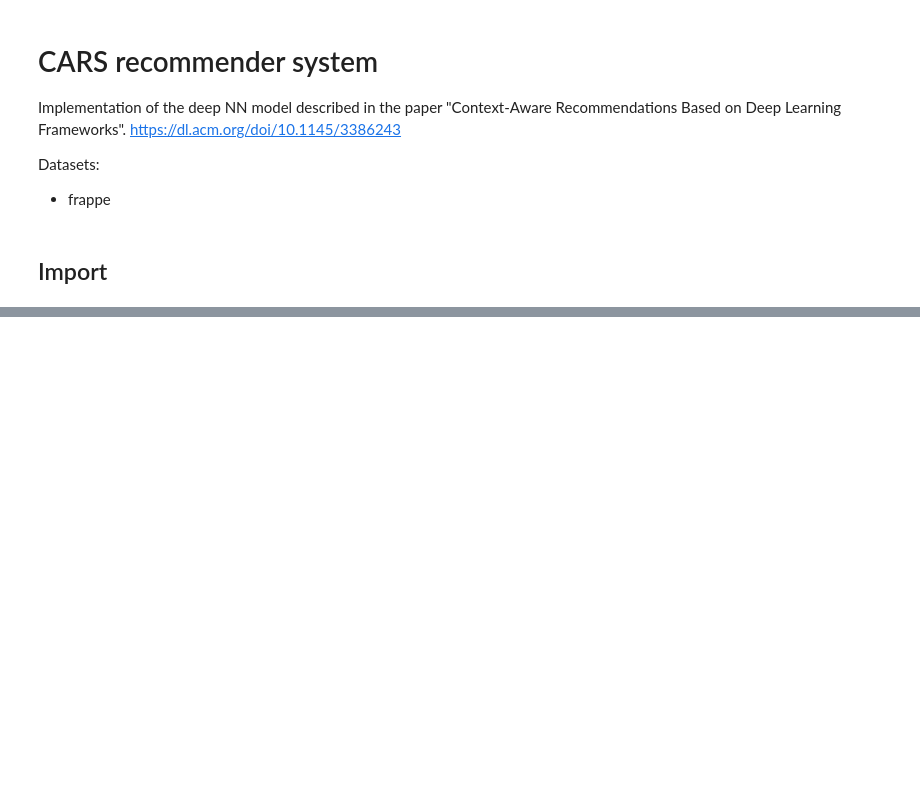
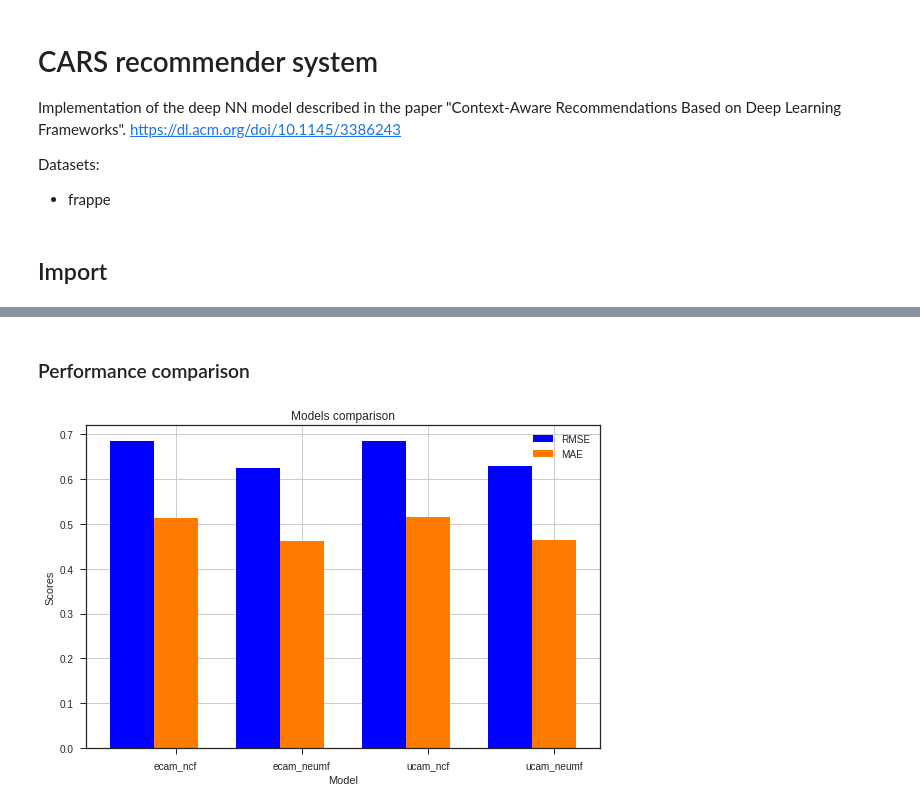
Before and after one commit to CriptHunter/tesi, a Jupyter notebook: CARS_DL/CARS_DL.ipynb, the cells around one changed output, grey strips where cells are left out. Saved outputs shown, nothing was run; the diff lists cells and outputs as text; code cells hidden in the pictures; blank space fills up the shorter version.

```diff
--- a/CARS_DL/CARS_DL.ipynb
+++ b/CARS_DL/CARS_DL.ipynb
@@ -258,0 +516,11 @@ f'RMSE = {rmse}    MAE = {mae}    MSE = {mse}'
+# %%
+ucam_ncf = ncf(n_users, n_items, n_latent_context, n_latent_factors_user, n_latent_factors_item)
+opt = keras.optimizers.Adam(lr = 0.005)
+ucam_ncf.compile(optimizer = opt,loss= 'mean_absolute_error', metrics=['mae', 'mse'])
+
+#ucam_ncf.summary()
+#tf.keras.utils.plot_model(ucam_ncf)
+# %%
+rmse, mae = kfold_train(ucam_ncf, 15, 128, False, df, x_labels, y_label, latent_context_labels, kf)
+models_eval_metrics['ucam_ncf'] = [rmse, mae]
+f'k-fold RMSE = {rmse}     k-fold MAE = {mae}'
@@ -258,0 +540,8 @@ f'RMSE = {rmse}    MAE = {mae}    MSE = {mse}'
+# %%
+ucam_neumf = neumf(n_users, n_items, n_latent_context, n_latent_factors_user, n_latent_factors_item, n_latent_factors_mf)
+opt = keras.optimizers.Adam(lr = 0.005)
+ucam_neumf.compile(optimizer = opt,loss= 'mean_absolute_error', metrics=['mae', 'mse'])
+# %%
+rmse, mae = kfold_train(ucam_neumf, 15, 128, False, df, x_labels, y_label, latent_context_labels, kf)
+models_eval_metrics['ucam_neumf'] = [rmse, mae]
+f'k-fold RMSE = {rmse}     k-fold MAE = {mae}'
@@ -258,0 +559,32 @@ f'RMSE = {rmse}    MAE = {mae}    MSE = {mse}'
+# %% [markdown]
+### Performance comparison
+# %%
+n_models = 4 # number of different models
+models_name = [x[0] for x in models_eval_metrics.items()]
+mae = [x[0] for x in models_eval_metrics.values()]
+rmse = [x[1] for x in models_eval_metrics.values()]
+
+fig, ax = plt.subplots()
+index = np.arange(n_models)
+bar_width = 0.35
+
+# MAE bar
+rect1 = plt.bar(index, mae, bar_width,
+color='b',
+label='RMSE')
+
+# RMSE bar
+rect2 = plt.bar(index + bar_width, rmse, bar_width,
+color='#ff7b00',
+label='MAE')
+
+plt.xlabel('Model')
+plt.ylabel('Scores')
+plt.title('Models comparison')
+plt.xticks(index + bar_width, models_name)
+plt.legend()
+plt.grid(True)
+plt.tight_layout()
+plt.show()
+# %% [output]
+[figure, added]
```
Also changed, not shown: parts of 54 cells of this notebook.
